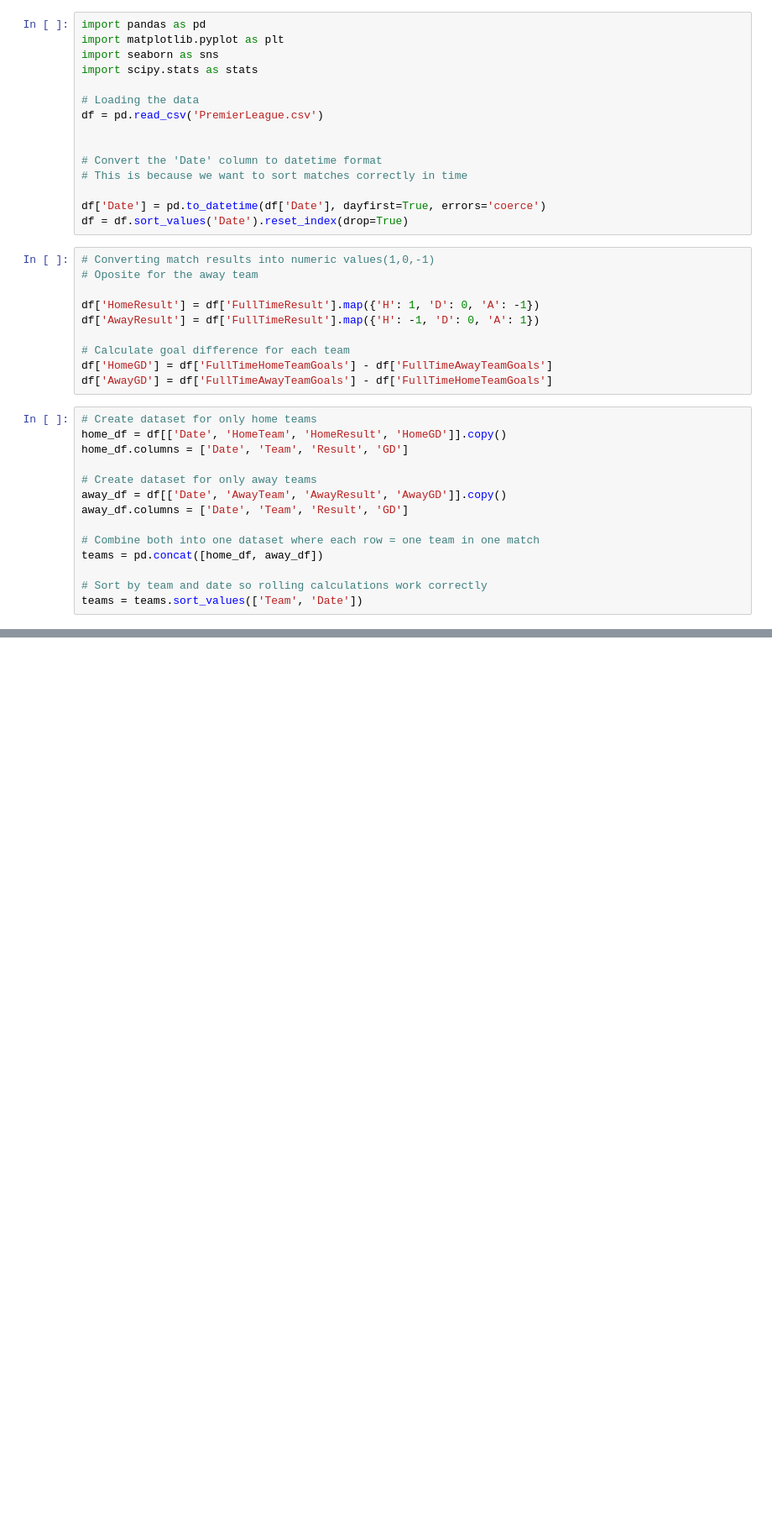
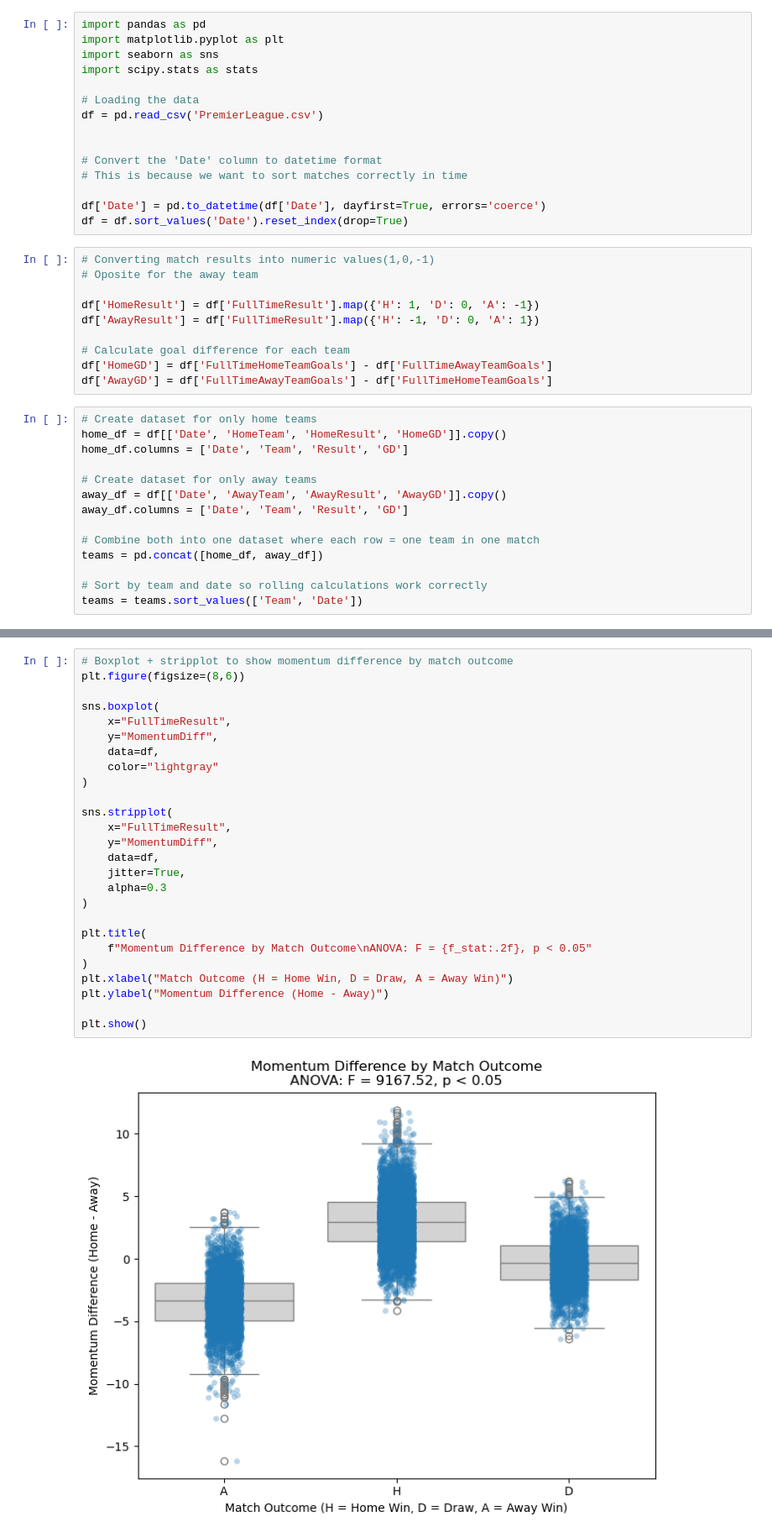
Before and after one commit to harleme05/Final-project-CDA101-, a Jupyter notebook: analysis.ipynb, the cells around one changed output, grey strips where cells are left out. Shown at 84% size. Cells and saved outputs as stored; diff of their text form; blank space fills up the shorter version.

```diff
--- a/analysis.ipynb
+++ b/analysis.ipynb
@@ -69,0 +120,28 @@ df['MomentumDiff'] = df['HomeMomentum'] - df['AwayMomentum']
+# %%
+# Boxplot + stripplot to show momentum difference by match outcome
+plt.figure(figsize=(8,6))
+
+sns.boxplot(
+    x="FullTimeResult",
+    y="MomentumDiff",
+    data=df,
+    color="lightgray"
+)
+
+sns.stripplot(
+    x="FullTimeResult",
+    y="MomentumDiff",
+    data=df,
+    jitter=True,
+    alpha=0.3
+)
+
+plt.title(
+    f"Momentum Difference by Match Outcome\nANOVA: F = {f_stat:.2f}, p < 0.05"
+)
+plt.xlabel("Match Outcome (H = Home Win, D = Draw, A = Away Win)")
+plt.ylabel("Momentum Difference (Home - Away)")
+
+plt.show()
+# %% [output]
+[figure, added]
```
Also changed, not shown: parts of 7 cells of this notebook.
